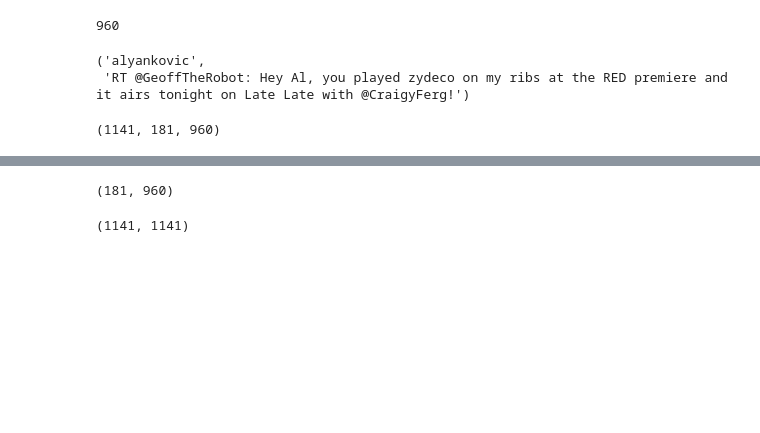
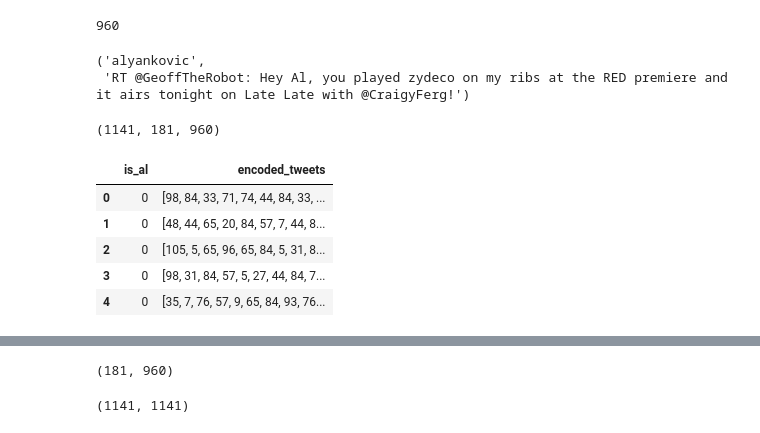
Before and after one commit to cocoisland/DS-Unit-4-Sprint-4-Deep-Learning, a Jupyter notebook: LS_DS_Unit_4_Sprint_Challenge_4.ipynb, the cells around one changed output, grey strips where cells are left out. Saved outputs shown, nothing was run; the diff lists cells and outputs as text; code cells hidden in the pictures; blank space fills up the shorter version.

```diff
--- a/LS_DS_Unit_4_Sprint_Challenge_4.ipynb
+++ b/LS_DS_Unit_4_Sprint_Challenge_4.ipynb
@@ -94,3 +94,35 @@ al_tweets[0].user, al_tweets[0].text
 len(austen_tweets + al_tweets), len(austen_tweets), len(al_tweets)
 # %% [output]
 (1141, 181, 960)
+# %%
+# Encode the characters to a sequence of integer using enumerate(chars)
+
+all_tweets = austen_tweets + al_tweets
+all_tweets_text = ' '.join([tweet.text for tweet in all_tweets])
+chars = list(set(all_tweets_text))
+num_chars = len(chars)
+
+char_to_int = dict((c,i) for i,c in enumerate(chars))
+
+all_tweets_encoded = []
+maxlen = 140 # max length of normal tweets
+
+for tweet in austen_tweets:
+  all_tweets_encoded.append((0,[char_to_int[c] for c in tweet.text[:maxlen]]))
+
+for tweet in al_tweets:
+  all_tweets_encoded.append((1, [char_to_int[c] for c in tweet.text[:maxlen]]))
+
+#all_tweets_encoded[:1]
+# %%
+import pandas as pd
+
+df = pd.DataFrame(all_tweets_encoded, columns=['is_al','encoded_tweets'])
+df.head()
+# %% [output]
+|  | is_al | encoded_tweets |
+| 0 | 0 | [98, 84, 33, 71, 74, 44, 84, 33, ... |
+| 1 | 0 | [48, 44, 65, 20, 84, 57, 7, 44, 8... |
+| 2 | 0 | [105, 5, 65, 96, 65, 84, 5, 31, 8... |
+| 3 | 0 | [98, 31, 84, 57, 5, 27, 44, 84, 7... |
+| 4 | 0 | [35, 7, 76, 57, 9, 65, 84, 93, 76... |
```
Also changed, not shown: parts of 11 cells of this notebook.
